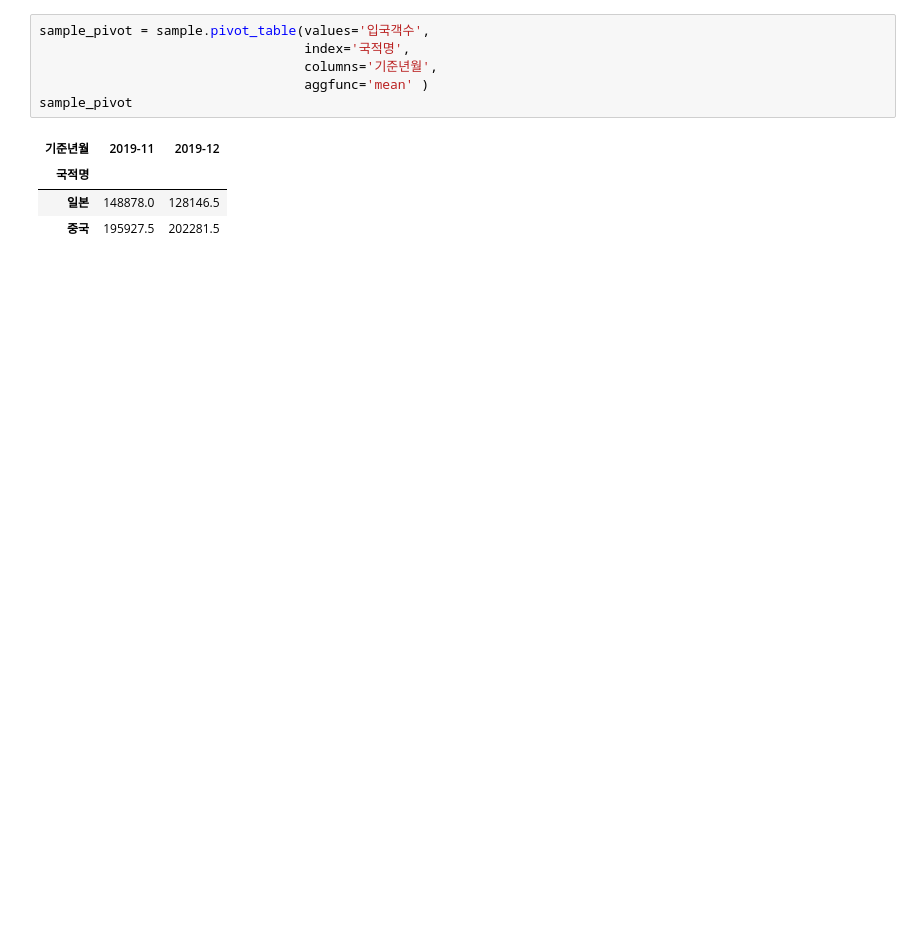
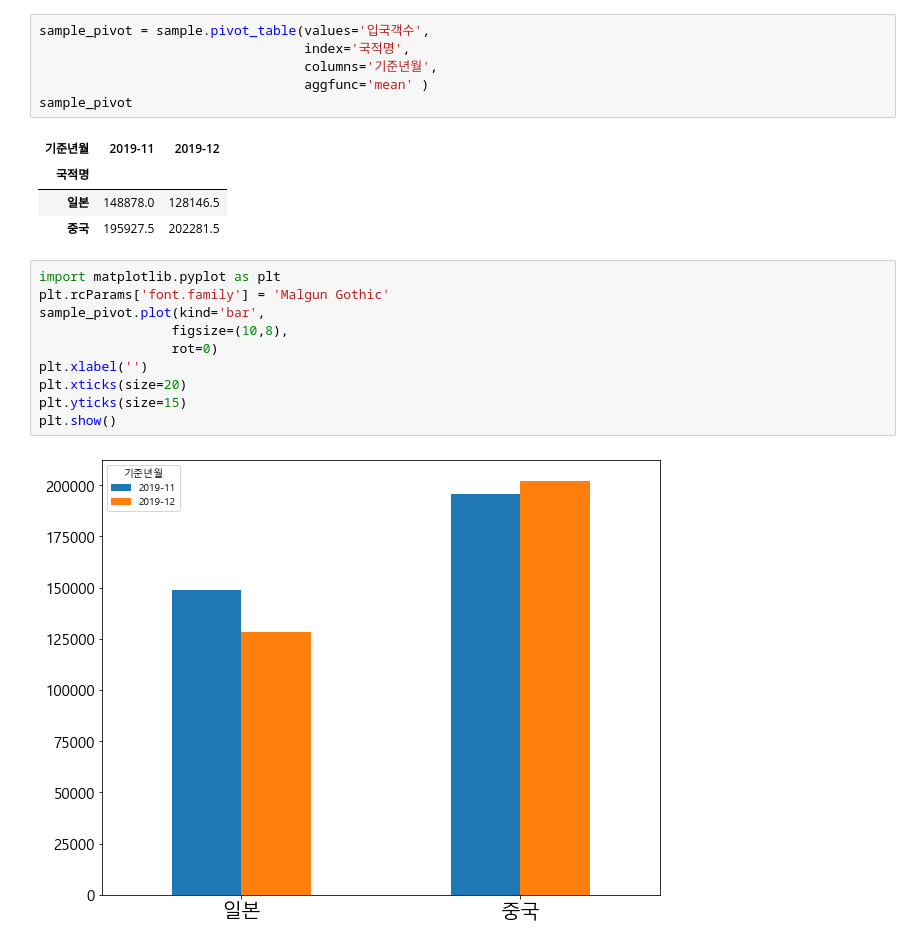
Before and after one commit to ejcho3792/TIL, a Jupyter notebook: Data_crawling_python/DC02_data_analysis_basic/DC02_01_pandas.ipynb, the cells around one changed output. Cells and saved outputs as stored; diff of their text form; blank space fills up the shorter version.

```diff
--- a/Data_crawling_python/DC02_data_analysis_basic/DC02_01_pandas.ipynb
+++ b/Data_crawling_python/DC02_data_analysis_basic/DC02_01_pandas.ipynb
@@ -382,6 +400,18 @@ sample_pivot
 | 국적명 |  |  |
 | 일본 | 148878.0 | 128146.5 |
 | 중국 | 195927.5 | 202281.5 |
+# %%
+import matplotlib.pyplot as plt
+plt.rcParams['font.family'] = 'Malgun Gothic'
+sample_pivot.plot(kind='bar',
+                 figsize=(10,8),
+                 rot=0)
+plt.xlabel('')
+plt.xticks(size=20)
+plt.yticks(size=15)
+plt.show()
+# %% [output]
+[figure, added]
 # %%
 sample_pivot_2 = sample.pivot_table(values='입국객수',
                                     index='국적명',
```
Also changed, not shown: parts of 29 cells of this notebook, 6 other files.
